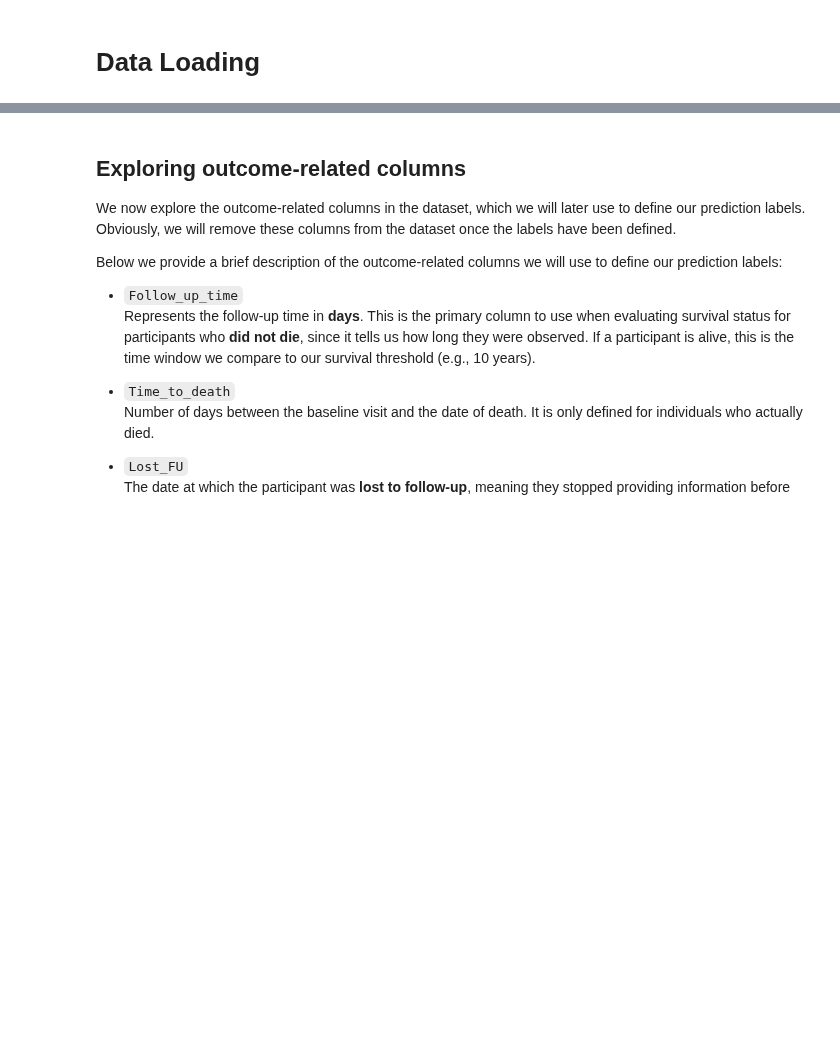
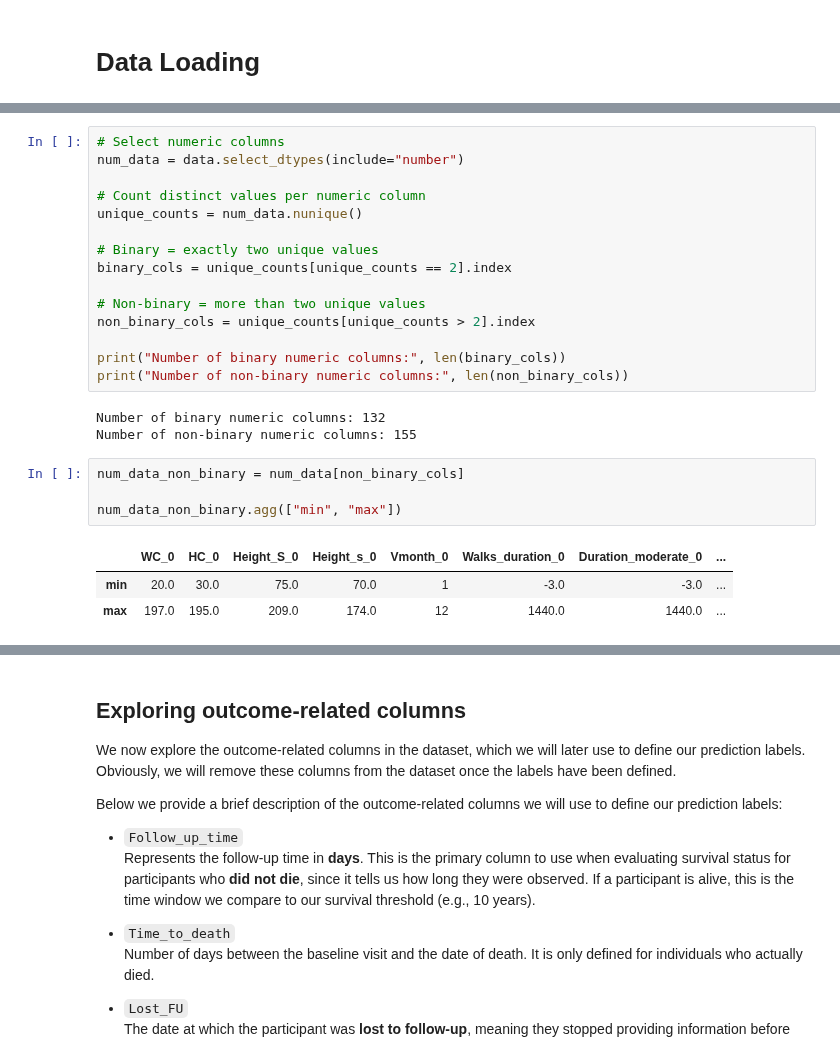
Before and after one commit to davide-marchi/clinical-data-encoding, a Jupyter notebook: src/cleaningData.ipynb, the cells around one changed output, grey strips where cells are left out. Drawn from its saved outputs; the diff is of its cells as text; blank space fills up the shorter version.

```diff
--- a/src/cleaningData.ipynb
+++ b/src/cleaningData.ipynb
@@ -46,0 +151,26 @@ Name: count, dtype: int64
+# %%
+# Select numeric columns
+num_data = data.select_dtypes(include="number")
+
+# Count distinct values per numeric column
+unique_counts = num_data.nunique()
+
+# Binary = exactly two unique values
+binary_cols = unique_counts[unique_counts == 2].index
+
+# Non-binary = more than two unique values
+non_binary_cols = unique_counts[unique_counts > 2].index
+
+print("Number of binary numeric columns:", len(binary_cols))
+print("Number of non-binary numeric columns:", len(non_binary_cols))
+# %% [output]
+Number of binary numeric columns: 132
+Number of non-binary numeric columns: 155
+# %%
+num_data_non_binary = num_data[non_binary_cols]
+
+num_data_non_binary.agg(["min", "max"])
+# %% [output]
+|  | WC_0 | HC_0 | Height_S_0 | Height_s_0 | Vmonth_0 | Walks_duration_0 | Duration_moderate_0 | ... |
+| min | 20.0 | 30.0 | 75.0 | 70.0 | 1 | -3.0 | -3.0 | ... |
+| max | 197.0 | 195.0 | 209.0 | 174.0 | 12 | 1440.0 | 1440.0 | ... |
```
Also changed, not shown: parts of 21 cells of this notebook.
